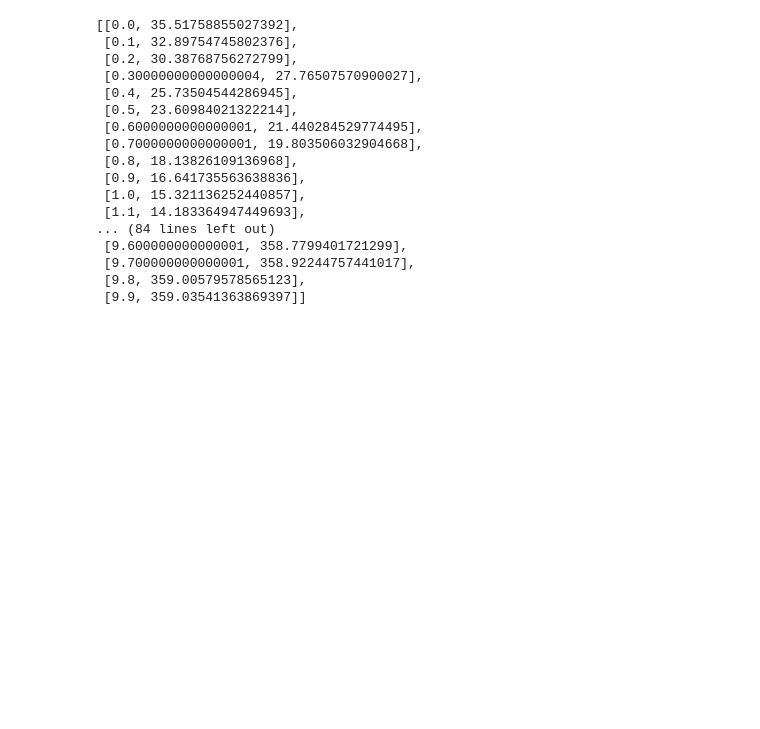
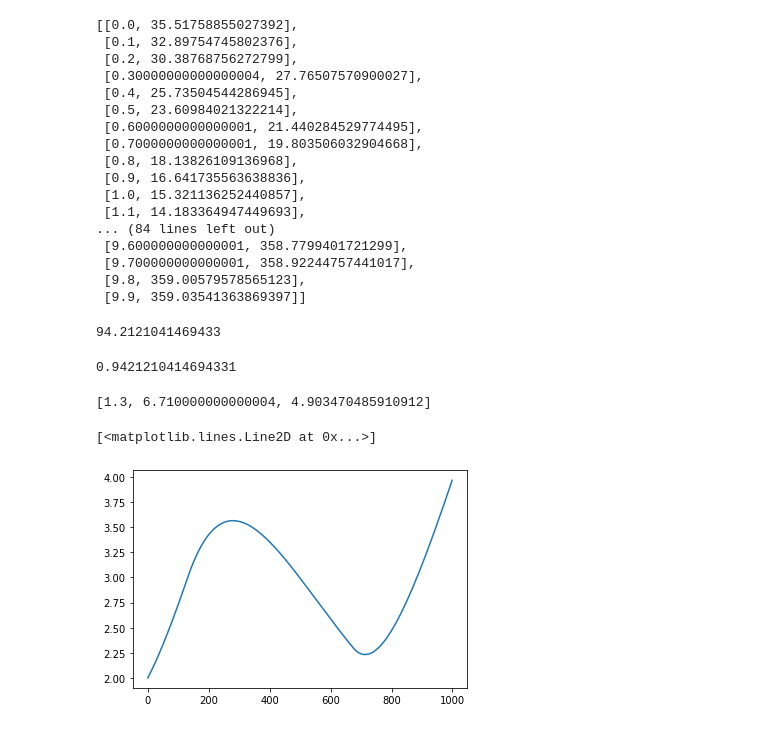
Before and after one commit to anirudhssundar/optimal_control, a Jupyter notebook: 6553_Project.ipynb, the cells around one changed output. Cells and saved outputs as stored; diff of their text form; code cells hidden in the pictures; blank space fills up the shorter version.

```diff
--- a/6553_Project.ipynb
+++ b/6553_Project.ipynb
@@ -59,6 +59,18 @@ def get_single_u(t1,dt):
     else:
       dynu.append(1)
   return np.array(dynu)
+# %%
+def get_double_u(t1,t2,dt):
+  t = np.arange(1000)
+  dynu = []
+  for i,foo in enumerate(t):
+    if foo*dt < t1:
+      dynu.append(2)
+    elif (foo*dt >=t1) and (foo*dt<t2):
+      dynu.append(1)
+    else:
+      dynu.append(2)
+  return np.array(dynu)
 # %%
 def J(x,r,dt):
   val = 2*np.sum((x - r)**2)*dt
@@ -418,3 +523,31 @@ plt.plot(x2)
  [9.700000000000001, 358.92244757441017],
  [9.8, 359.00579578565123],
  [9.9, 359.03541363869397]]
+# %%
+t_2
+# %% [output]
+94.2121041469433
+# %%
+t_2*dt
+# %% [output]
+0.9421210414694331
+# %%
+costs = []
+for t_1 in np.arange(0,9.99,0.1):
+  for t_2 in np.arange(t_1+0.01, 10,0.1):
+    u = get_double_u(t_1,t_2,dt)
+    x1 = get_trajectory_x1(u,x1_0,dt)
+    x2 = get_trajectory_x2(x1,x2_0,dt)
+    cost = J(x2,r,dt)
+    costs.append([t_1,t_2,cost])
+print(sorted(costs, key=lambda x:x[2])[0])
+t1_min = sorted(costs, key=lambda x:x[2])[0][0]
+t2_min = sorted(costs, key=lambda x:x[2])[0][1]
+u = get_double_u(t1_min,t2_min,dt)
+x1 = get_trajectory_x1(u,x1_0,dt)
+x2 = get_trajectory_x2(x1,x2_0,dt)
+plt.plot(x2)
+# %% [output]
+[1.3, 6.710000000000004, 4.903470485910912]
+[<matplotlib.lines.Line2D at 0x...>]
+[figure, added]
```
Also changed, not shown: parts of 4 cells of this notebook.
